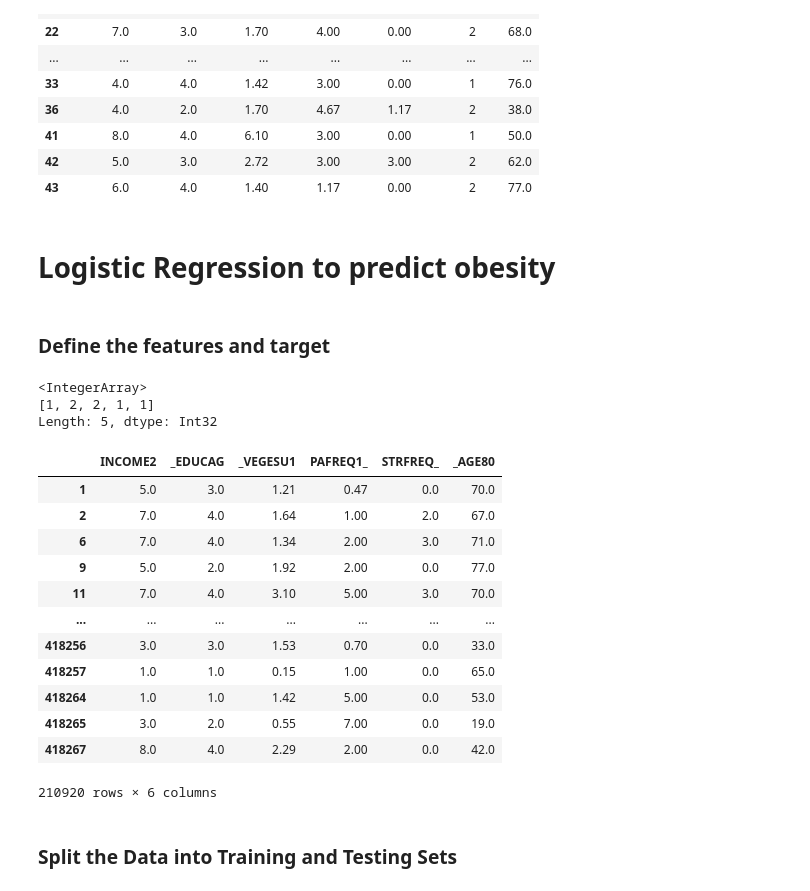
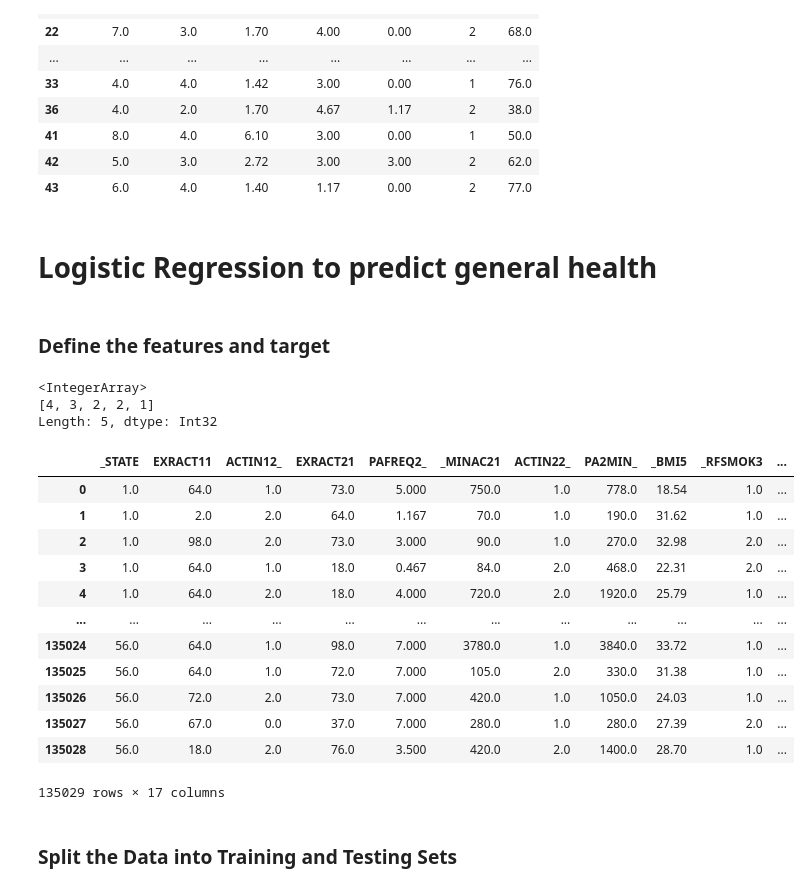
Before and after one commit to EMarksCyr/Final_Project_Health_Outcome_Prediction, a Jupyter notebook: analysis/ordinal_logistic_regression.ipynb, the cells around one changed output. Cells and saved outputs as stored; diff of their text form; code cells hidden in the pictures.

```diff
--- a/analysis/ordinal_logistic_regression.ipynb
+++ b/analysis/ordinal_logistic_regression.ipynb
@@ -16,7 +16,7 @@ from sklearn.model_selection import train_test_split, GridSearchCV
 # %%
 #using uncleaned csv before any values were changed to string, looking back it would have been good to save a cleaned numerical version for ml
 
-health_behaviour_df = pd.read_csv('Data/uncleaned_health_behaviour.csv')
+health_behaviour_df = pd.read_csv('Data/post_feat_analysis_health_behaviour.csv')
 # %%
 #Select features that looked like they influenced health in exploration
 #General health was ordinal but mental health and physical health are days/month of good health
@@ -40,27 +43,25 @@ Index(['id', '_STATE', 'GENHLTH', 'PHYSHLTH', 'MENTHLTH', 'POORHLTH',
 # %%
+#Dont need this anymore because I'm downloading the cleaned .csv from feature_analysis now
 #quick recleaning from old code
 #DON'T RERUN THIS UNLESS DAATA HAS BEEN REDOWNLOADED
-health_behaviour_df.loc[health_behaviour_df.MENTHLTH == 88, "MENTHLTH"] = 0
-health_behaviour_df.loc[health_behaviour_df.MENTHLTH == 77, "MENTHLTH"] = np.NaN
-health_behaviour_df.loc[health_behaviour_df.MENTHLTH == 99, "MENTHLTH"] = np.NaN
-health_behaviour_df.loc[health_behaviour_df.PHYSHLTH == 88, "PHYSHLTH"] = 0
-health_behaviour_df.loc[health_behaviour_df.PHYSHLTH == 77, "PHYSHLTH"] = np.NaN
-health_behaviour_df.loc[health_behaviour_df.PHYSHLTH == 99, "PHYSHLTH"] = np.NaN
-health_behaviour_df.loc[health_behaviour_df.INCOME2 == 77, "INCOME2"] = np.NaN
-health_behaviour_df.loc[health_behaviour_df.INCOME2 == 99, "INCOME2"] = np.NaN
-health_behaviour_df.loc[health_behaviour_df._EDUCAG == 9, "_EDUCAG"] = np.NaN
-health_behaviour_df['_VEGESU1'] = health_behaviour_df['_VEGESU1'].div(100).round(2)
-health_behaviour_df.loc[health_behaviour_df._RFBMI5 == 9, "_RFBMI5"] = np.NaN
-health_behaviour_df['PAFREQ1_'] = health_behaviour_df['PAFREQ1_'].div(1000).round(2)
-health_behaviour_df['STRFREQ_'] = health_behaviour_df['STRFREQ_'].div(1000).round(2)
-health_behaviour_df.loc[health_behaviour_df._AGEG5YR == 14, "_AGEG5YR"] = np.NaN
-health_behaviour_df['REV_MENTHLTH'] = 30 - health_behaviour_df['MENTHLTH']
-health_behaviour_df['REV_PHYSHLTH'] = 30 - health_behaviour_df['PHYSHLTH']
-health_behaviour_df.loc[health_behaviour_df.GENHLTH == 7, "GENHLTH"] = np.NaN
-health_behaviour_df.loc[health_behaviour_df.GENHLTH == 9, "GENHLTH"] = np.NaN
+#health_behaviour_df.loc[health_behaviour_df.MENTHLTH == 88, "MENTHLTH"] = 0
+#health_behaviour_df.loc[health_behaviour_df.MENTHLTH == 77, "MENTHLTH"] = np.NaN
+#health_behaviour_df.loc[health_behaviour_df.MENTHLTH == 99, "MENTHLTH"] = np.NaN
+#health_behaviour_df.loc[health_behaviour_df.PHYSHLTH == 88, "PHYSHLTH"] = 0
+#health_behaviour_df.loc[health_behaviour_df.PHYSHLTH == 77, "PHYSHLTH"] = np.NaN
+#health_behaviour_df.loc[health_behaviour_df.PHYSHLTH == 99, "PHYSHLTH"] = np.NaN
+#health_behaviour_df.loc[health_behaviour_df.INCOME2 == 77, "INCOME2"] = np.NaN
+#health_behaviour_df.loc[health_behaviour_df.INCOME2 == 99, "INCOME2"] = np.NaN
+#health_behaviour_df.loc[health_behaviour_df._EDUCAG == 9, "_EDUCAG"] = np.NaN
+#health_behaviour_df['_VEGESU1'] = health_behaviour_df['_VEGESU1'].div(100).round(2)
+#health_behaviour_df.loc[health_behaviour_df._RFBMI5 == 9, "_RFBMI5"] = np.NaN
+#health_behaviour_df['PAFREQ1_'] = health_behaviour_df['PAFREQ1_'].div(1000).round(2)
+#health_behaviour_df['STRFREQ_'] = health_behaviour_df['STRFREQ_'].div(1000).round(2)
+#health_behaviour_df.loc[health_behaviour_df._AGEG5YR == 14, "_AGEG5YR"] = np.NaN
+#health_behaviour_df['REV_MENTHLTH'] = 30 - health_behaviour_df['MENTHLTH']
+#health_behaviour_df['REV_PHYSHLTH'] = 30 - health_behaviour_df['PHYSHLTH']
+#health_behaviour_df.loc[health_behaviour_df.GENHLTH == 7, "GENHLTH"] = np.NaN
+#health_behaviour_df.loc[health_behaviour_df.GENHLTH == 9, "GENHLTH"] = np.NaN
-# %%
-health_behaviour_df.GENHLTH = pd.to_numeric(health_behaviour_df.GENHLTH).astype('Int32')
-health_behaviour_df._RFBMI5 = pd.to_numeric(health_behaviour_df._RFBMI5).astype('Int32')
 # %% [markdown]
 ## Feature Selection
 # %% [markdown]
@@ -173,35 +159,35 @@ mental_ml_df.head(20)
 | 42 | 5.0 | 3.0 | 2.72 | 3.00 | 3.00 | 2 | 62.0 |
 | 43 | 6.0 | 4.0 | 1.40 | 1.17 | 0.00 | 2 | 77.0 |
 # %% [markdown]
-# Logistic Regression to predict obesity
+# Logistic Regression to predict general health
 # %% [markdown]
 ### Define the features and target
 # %%
 # Define the target set.
-y = mental_ml_df["_RFBMI5"].values
+y = health_behaviour_df["GENHLTH"].values
 y[:5]
 # %% [output]
 <IntegerArray>
-[1, 2, 2, 1, 1]
+[4, 3, 2, 2, 1]
 Length: 5, dtype: Int32
 # %%
 #Define the features set
-X = mental_ml_df.drop("_RFBMI5", axis=1)
+X = health_behaviour_df.drop("GENHLTH", axis=1)
 X
 # %% [output]
-|  | INCOME2 | _EDUCAG | _VEGESU1 | PAFREQ1_ | STRFREQ_ | _AGE80 |
-| 1 | 5.0 | 3.0 | 1.21 | 0.47 | 0.0 | 70.0 |
-| 2 | 7.0 | 4.0 | 1.64 | 1.00 | 2.0 | 67.0 |
-| 6 | 7.0 | 4.0 | 1.34 | 2.00 | 3.0 | 71.0 |
-| 9 | 5.0 | 2.0 | 1.92 | 2.00 | 0.0 | 77.0 |
-| 11 | 7.0 | 4.0 | 3.10 | 5.00 | 3.0 | 70.0 |
-| ... | ... | ... | ... | ... | ... | ... |
-| 418256 | 3.0 | 3.0 | 1.53 | 0.70 | 0.0 | 33.0 |
-| 418257 | 1.0 | 1.0 | 0.15 | 1.00 | 0.0 | 65.0 |
-| 418264 | 1.0 | 1.0 | 1.42 | 5.00 | 0.0 | 53.0 |
-| 418265 | 3.0 | 2.0 | 0.55 | 7.00 | 0.0 | 19.0 |
-| 418267 | 8.0 | 4.0 | 2.29 | 2.00 | 0.0 | 42.0 |
+|  | _STATE | EXRACT11 | ACTIN12_ | EXRACT21 | PAFREQ2_ | _MINAC21 | ACTIN22_ | PA2MIN_ | _BMI5 | _RFSMOK3 | ... |
+| 0 | 1.0 | 64.0 | 1.0 | 73.0 | 5.000 | 750.0 | 1.0 | 778.0 | 18.54 | 1.0 | ... |
+| 1 | 1.0 | 2.0 | 2.0 | 64.0 | 1.167 | 70.0 | 1.0 | 190.0 | 31.62 | 1.0 | ... |
+| 2 | 1.0 | 98.0 | 2.0 | 73.0 | 3.000 | 90.0 | 1.0 | 270.0 | 32.98 | 2.0 | ... |
+| 3 | 1.0 | 64.0 | 1.0 | 18.0 | 0.467 | 84.0 | 2.0 | 468.0 | 22.31 | 2.0 | ... |
+| 4 | 1.0 | 64.0 | 2.0 | 18.0 | 4.000 | 720.0 | 2.0 | 1920.0 | 25.79 | 1.0 | ... |
+| ... | ... | ... | ... | ... | ... | ... | ... | ... | ... | ... | ... |
+| 135024 | 56.0 | 64.0 | 1.0 | 98.0 | 7.000 | 3780.0 | 1.0 | 3840.0 | 33.72 | 1.0 | ... |
+| 135025 | 56.0 | 64.0 | 1.0 | 72.0 | 7.000 | 105.0 | 2.0 | 330.0 | 31.38 | 1.0 | ... |
+| 135026 | 56.0 | 72.0 | 2.0 | 73.0 | 7.000 | 420.0 | 1.0 | 1050.0 | 24.03 | 1.0 | ... |
+| 135027 | 56.0 | 67.0 | 0.0 | 37.0 | 7.000 | 280.0 | 1.0 | 280.0 | 27.39 | 2.0 | ... |
+| 135028 | 56.0 | 18.0 | 2.0 | 76.0 | 3.500 | 420.0 | 2.0 | 1400.0 | 28.70 | 1.0 | ... |
-210920 rows × 6 columns
+135029 rows × 17 columns
 # %% [markdown]
 ### Split the Data into Training and Testing Sets
 # %%
```
Also changed, not shown: parts of 28 cells of this notebook, 7 other files.
